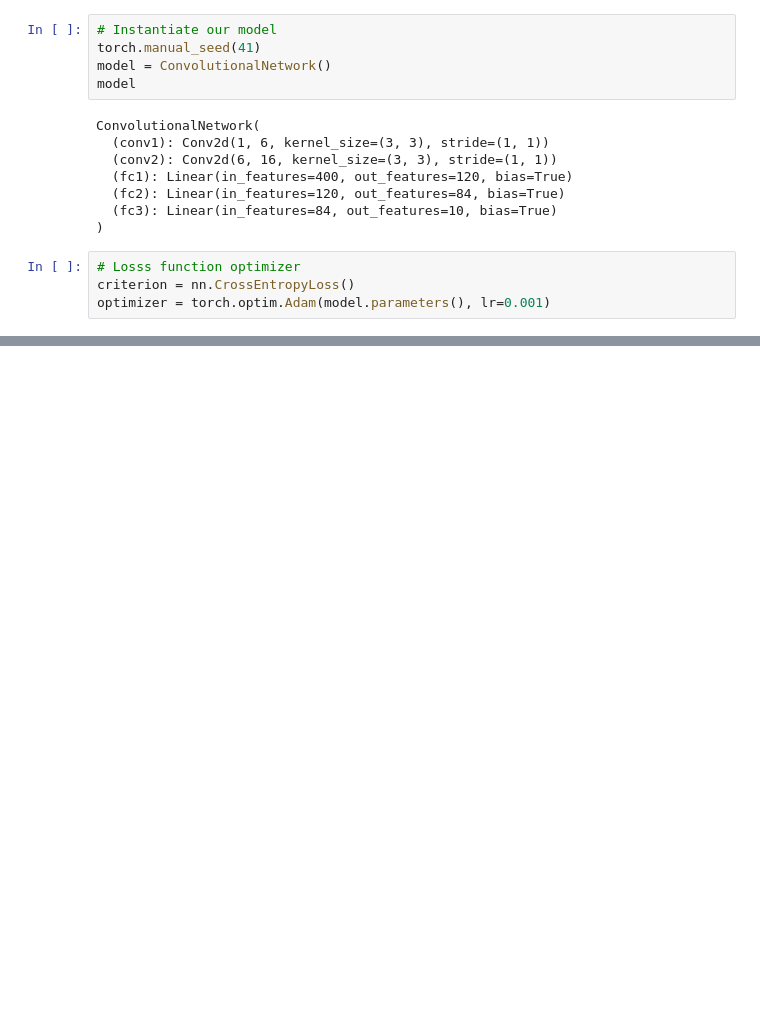
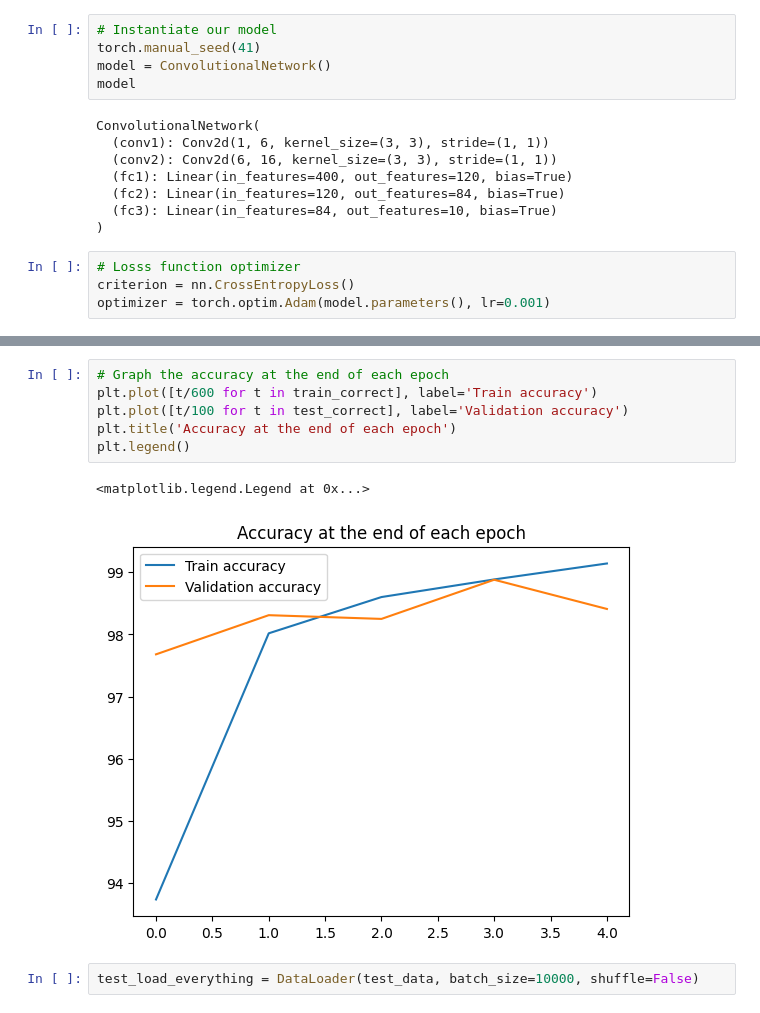
Before and after one commit to Dev-jalexx/Pytorch, a Jupyter notebook: CNN.ipynb, the cells around one changed output, grey strips where cells are left out. Saved outputs shown, nothing was run; the diff lists cells and outputs as text; blank space fills up the shorter version.

```diff
--- a/CNN.ipynb
+++ b/CNN.ipynb
@@ -199,0 +211,11 @@ Training took 3.7107131361961363 minutes.
+# %%
+# Graph the accuracy at the end of each epoch
+plt.plot([t/600 for t in train_correct], label='Train accuracy')
+plt.plot([t/100 for t in test_correct], label='Validation accuracy')
+plt.title('Accuracy at the end of each epoch')
+plt.legend()
+# %% [output]
+<matplotlib.legend.Legend at 0x...>
+[figure, added]
+# %%
+test_load_everything = DataLoader(test_data, batch_size=10000, shuffle=False)
```
Also changed, not shown: parts of 11 cells of this notebook.
